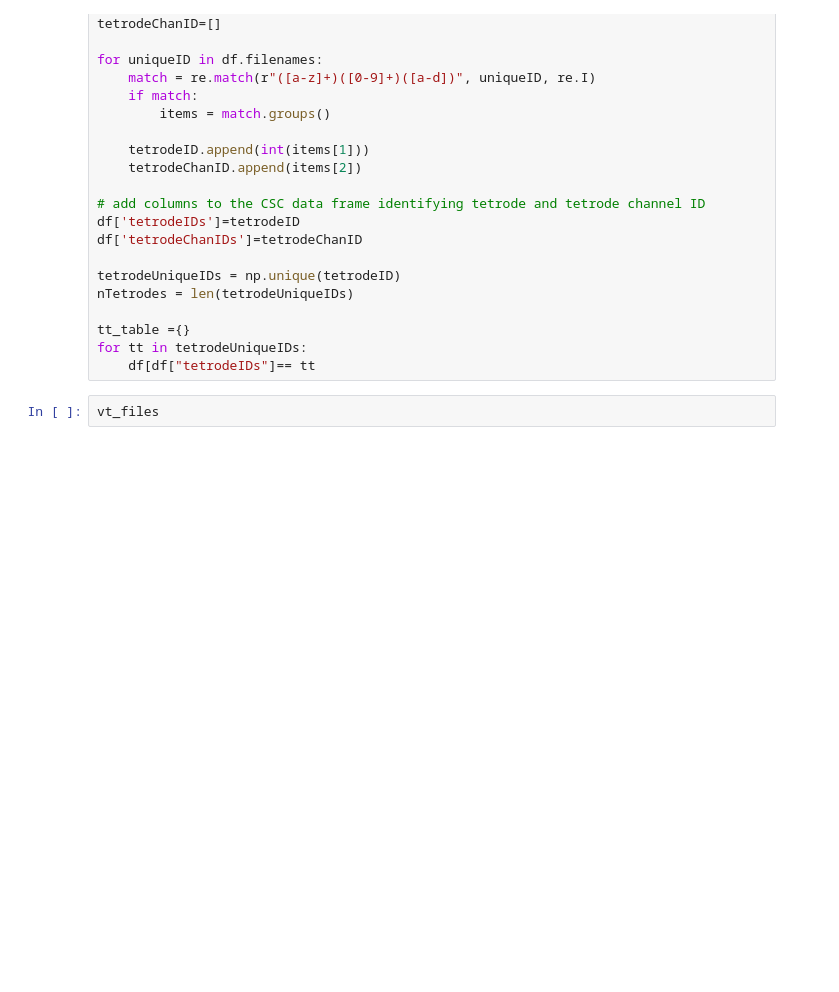
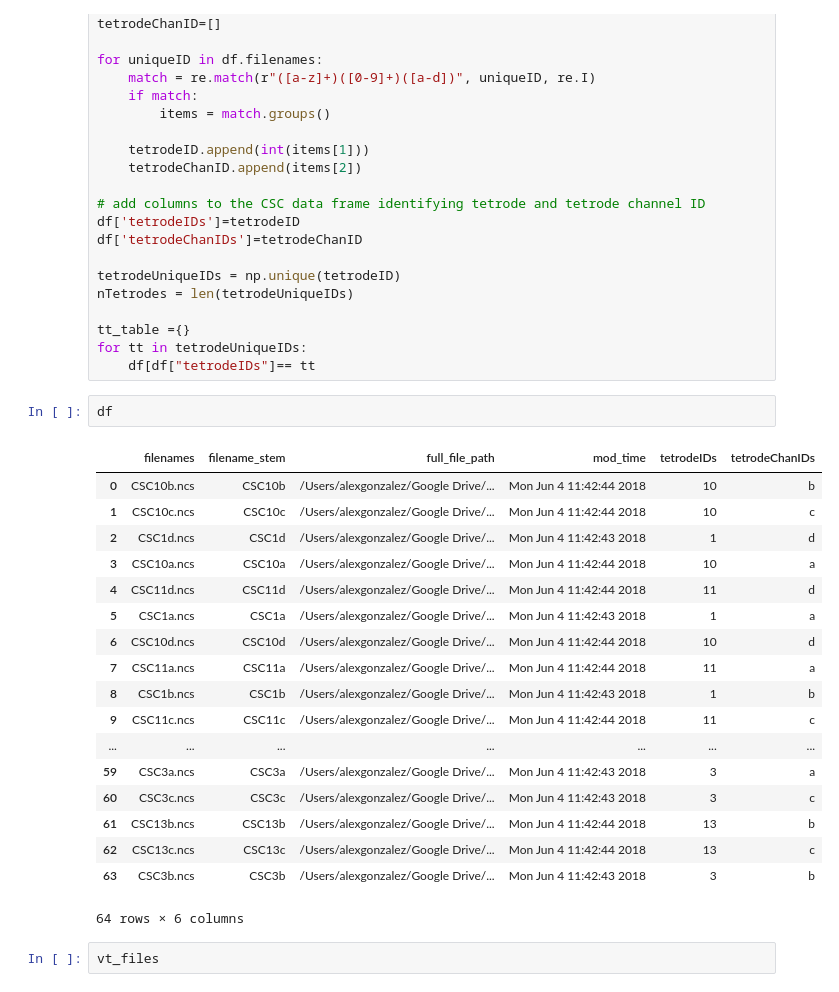
Before and after one commit to alexgonzl/TreeMazeAnalyses, a Jupyter notebook: Notebooks/neuralynx_load_preprocess_wrapper.ipynb, the cells around one changed output. Saved outputs shown, nothing was run; the diff lists cells and outputs as text; blank space fills up the shorter version.

```diff
--- a/Notebooks/neuralynx_load_preprocess_wrapper.ipynb
+++ b/Notebooks/neuralynx_load_preprocess_wrapper.ipynb
@@ -79,6 +110,27 @@ nTetrodes = len(tetrodeUniqueIDs)
 tt_table ={}
 for tt in tetrodeUniqueIDs:
     df[df["tetrodeIDs"]== tt
+# %%
+df
+# %% [output]
+|  | filenames | filename_stem | full_file_path | mod_time | tetrodeIDs | tetrodeChanIDs |
+| 0 | CSC10b.ncs | CSC10b | /Users/alexgonzalez/Google Drive/... | Mon Jun 4 11:42:44 2018 | 10 | b |
+| 1 | CSC10c.ncs | CSC10c | /Users/alexgonzalez/Google Drive/... | Mon Jun 4 11:42:44 2018 | 10 | c |
+| 2 | CSC1d.ncs | CSC1d | /Users/alexgonzalez/Google Drive/... | Mon Jun 4 11:42:43 2018 | 1 | d |
+| 3 | CSC10a.ncs | CSC10a | /Users/alexgonzalez/Google Drive/... | Mon Jun 4 11:42:44 2018 | 10 | a |
+| 4 | CSC11d.ncs | CSC11d | /Users/alexgonzalez/Google Drive/... | Mon Jun 4 11:42:44 2018 | 11 | d |
+| 5 | CSC1a.ncs | CSC1a | /Users/alexgonzalez/Google Drive/... | Mon Jun 4 11:42:43 2018 | 1 | a |
+| 6 | CSC10d.ncs | CSC10d | /Users/alexgonzalez/Google Drive/... | Mon Jun 4 11:42:44 2018 | 10 | d |
+| 7 | CSC11a.ncs | CSC11a | /Users/alexgonzalez/Google Drive/... | Mon Jun 4 11:42:44 2018 | 11 | a |
+| 8 | CSC1b.ncs | CSC1b | /Users/alexgonzalez/Google Drive/... | Mon Jun 4 11:42:43 2018 | 1 | b |
+| 9 | CSC11c.ncs | CSC11c | /Users/alexgonzalez/Google Drive/... | Mon Jun 4 11:42:44 2018 | 11 | c |
+| ... | ... | ... | ... | ... | ... | ... |
+| 59 | CSC3a.ncs | CSC3a | /Users/alexgonzalez/Google Drive/... | Mon Jun 4 11:42:43 2018 | 3 | a |
+| 60 | CSC3c.ncs | CSC3c | /Users/alexgonzalez/Google Drive/... | Mon Jun 4 11:42:43 2018 | 3 | c |
+| 61 | CSC13b.ncs | CSC13b | /Users/alexgonzalez/Google Drive/... | Mon Jun 4 11:42:44 2018 | 13 | b |
+| 62 | CSC13c.ncs | CSC13c | /Users/alexgonzalez/Google Drive/... | Mon Jun 4 11:42:44 2018 | 13 | c |
+| 63 | CSC3b.ncs | CSC3b | /Users/alexgonzalez/Google Drive/... | Mon Jun 4 11:42:43 2018 | 3 | b |
+64 rows × 6 columns
 # %%
 vt_files
 # %% [output]
```
Also changed, not shown: parts of 2 cells of this notebook, 7 other files.
